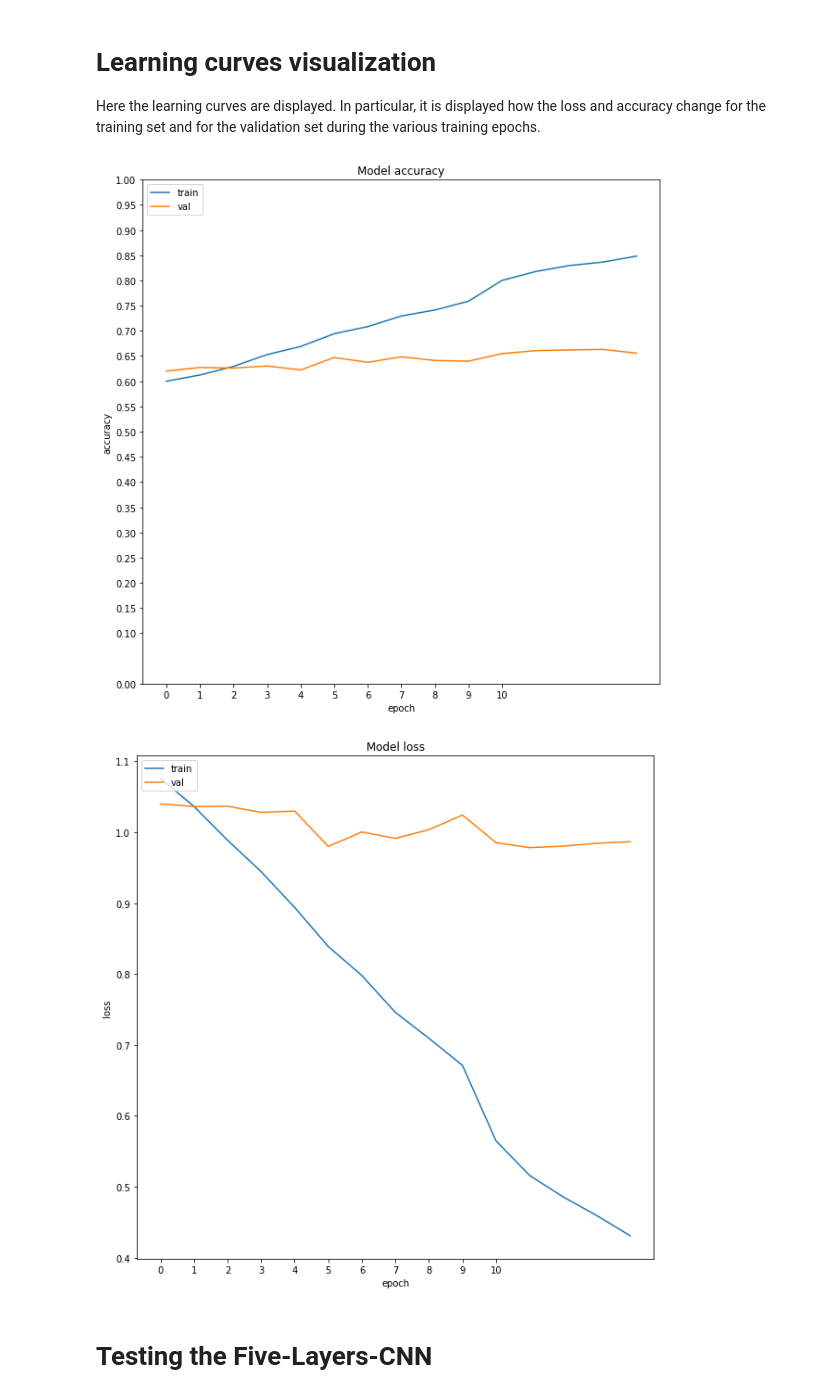
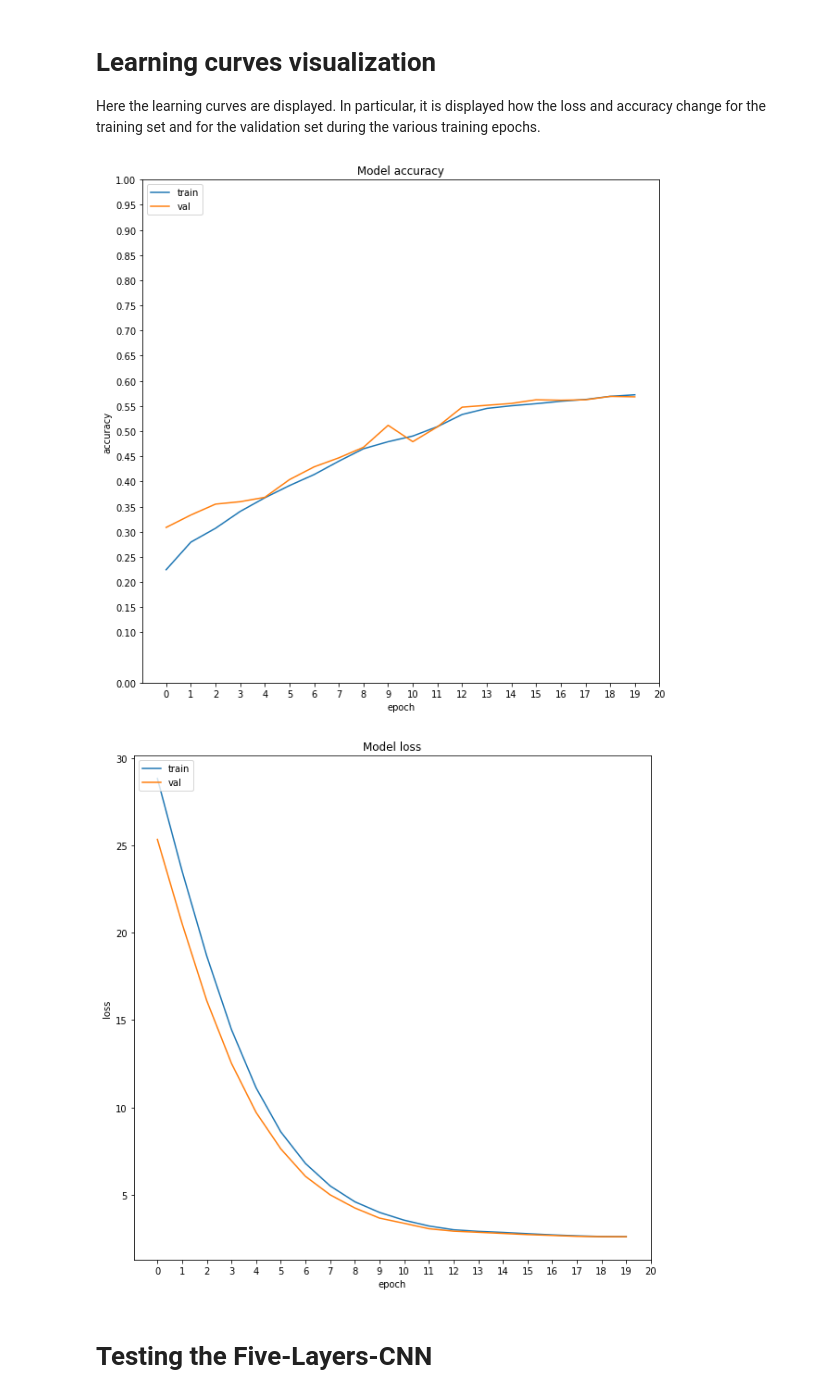
Before and after one commit to matteo-bertini/Facial-Expression-Recognition, a Jupyter notebook: Five_Layers_CNN.ipynb, the cells around one changed output. Saved outputs shown, nothing was run; the diff lists cells and outputs as text; code cells hidden in the pictures.

```diff
--- a/Five_Layers_CNN.ipynb
+++ b/Five_Layers_CNN.ipynb
@@ -233,45 +250,42 @@ model._name = "Five-Layers-CNN"
 
 # Second Layer
 #-------------------------------------------------------------------------------------------------------------------------------#
-model.add(Conv2D(filters = 64,kernel_size = (3, 3),input_shape = (48, 48, 1),padding = 'same',kernel_initializer = 'he_normal',kernel_regularizer=regularizers.L2(1e-4),bias_regularizer=regularizers.L2(1e-4),activity_regularizer=regularizers.L2(1e-5)))
+model.add(Conv2D(filters = 64,kernel_size = (3, 3),input_shape = (48, 48, 1),padding = 'same',kernel_initializer = 'he_normal',kernel_regularizer=regularizers.L2(0.02)))
 model.add(BatchNormalization())
 model.add(ReLU())
 #-------------------------------------------------------------------------------------------------------------------------------#
-model.add(Conv2D(filters = 64,kernel_size = (3, 3),padding = 'same',kernel_initializer = 'he_normal',kernel_regularizer=regularizers.L2(1e-4),bias_regularizer=regularizers.L2(1e-4),activity_regularizer=regularizers.L2(1e-5)))
+model.add(Conv2D(filters = 64,kernel_size = (3, 3),padding = 'same',kernel_initializer = 'he_normal',kernel_regularizer=regularizers.L2(0.02)))
 model.add(BatchNormalization())
 model.add(ReLU())
 #-------------------------------------------------------------------------------------------------------------------------------#
-model.add(Conv2D(filters = 64,kernel_size = (3, 3),padding = 'same',kernel_initializer = 'he_normal',kernel_regularizer=regularizers.L2(1e-4),bias_regularizer=regularizers.L2(1e-4),activity_regularizer=regularizers.L2(1e-5)))
+model.add(Conv2D(filters = 64,kernel_size = (3, 3),padding = 'same',kernel_initializer = 'he_normal',kernel_regularizer=regularizers.L2(0.02)))
 model.add(BatchNormalization())
 model.add(ReLU())
 #-------------------------------------------------------------------------------------------------------------------------------#
 model.add(MaxPooling2D(pool_size = (2, 2),strides = (2,2)))
-model.add(Dropout(0.4))
+model.add(Dropout(0.6))
 #-------------------------------------------------------------------------------------------------------------------------------#
 
 # Third Layer
 #-------------------------------------------------------------------------------------------------------------------------------#
-model.add(Conv2D(filters = 128,kernel_size = (3, 3),padding = 'same',kernel_initializer = 'he_normal',kernel_regularizer=regularizers.L2(1e-4),bias_regularizer=regularizers.L2(1e-4),activity_regularizer=regularizers.L2(1e-5)))
+model.add(Conv2D(filters = 128,kernel_size = (3, 3),padding = 'same',kernel_initializer = 'he_normal',kernel_regularizer=regularizers.L2(0.02)))
 model.add(BatchNormalization())
 model.add(ReLU())
 #-------------------------------------------------------------------------------------------------------------------------------#
-model.add(Conv2D(filters = 128,kernel_size = (3, 3),padding = 'same',kernel_initializer = 'he_normal',kernel_regularizer=regularizers.L2(1e-4),bias_regularizer=regularizers.L2(1e-4),activity_regularizer=regularizers.L2(1e-5)))
+model.add(Conv2D(filters = 128,kernel_size = (3, 3),padding = 'same',kernel_initializer = 'he_normal',kernel_regularizer=regularizers.L2(0.02)))
 model.add(BatchNormalization())
 model.add(ReLU())
 #-------------------------------------------------------------------------------------------------------------------------------#
 model.add(MaxPooling2D(pool_size = (2, 2),strides = (2,2)))
-model.add(Dropout(0.4))
+model.add(Dropout(0.6))
 #-------------------------------------------------------------------------------------------------------------------------------#
 
 # Fourth Layer
-model.add(Conv2D(filters = 512,kernel_size = (3, 3),padding = 'same',kernel_initializer = 'he_normal',kernel_regularizer=regularizers.L2(1e-4),bias_regularizer=regularizers.L2(1e-4),activity_regularizer=regularizers.L2(1e-5)))
+model.add(Flatten(name='flatten'))
+model.add(Dense(512,kernel_initializer='he_normal',kernel_regularizer=regularizers.L2( )))
 model.add(BatchNormalization())
 model.add(ReLU())
-model.add(Flatten(name='flatten'))
-model.add(Dense(512,kernel_initializer='he_normal',kernel_regularizer=regularizers.L2(1e-4),bias_regularizer=regularizers.L2(1e-4),activity_regularizer=regularizers.L2(1e-5)))
-model.add(BatchNormalization())
-model.add(ReLU())
-model.add(Dropout(0.6))
+model.add(Dropout(0.8))
 model.add(Dense(7,activation='softmax'))
 
 
@@ -305,29 +319,24 @@ In this section the model is compiled, in particular are defined:
 *   the evaluation metrics (accuracy)
 # %%
 # defining the loss function,the optimizer and the evaluation metrics
-opt = keras.optimizers.Adam(learning_rate = 1e-4)
+opt = keras.optimizers.Adam(learning_rate = 1.16e-4)
 model.compile(
     loss = 'categorical_crossentropy',
     optimizer = opt,
     metrics = ['accuracy']
 )
 # %%
-lr_scheduler = ReduceLROnPlateau(
-    monitor='val_accuracy',
-    factor=0.1,
-    patience=2,
-    min_lr=0,
-    verbose=1,
-
-)
-
-callbacks = [lr_scheduler]
+lr_scheduler = ReduceLROnPlateau(monitor='val_accuracy',factor=0.1,patience=2,min_lr=0,verbose=1)
+model_checkpoint = ModelCheckpoint(filepath = "/content/drive/MyDrive/mid.h5",monitor = "val_accuracy")
+callbacks = [lr_scheduler,model_checkpoint]
 # %% [markdown]
 # Training the Five-Layers-CNN
 in this section the net is trained on the training set.
 # %%
 print("Training:\n")
-history = model.fit(X_train,y_train,batch_size=64,epochs=15,callbacks=callbacks,validation_data=(X_val, y_val))
+num_epochs = 20
+batch_size = 64
+history = model.fit(X_train,y_train,batch_size=batch_size,epochs=num_epochs,callbacks=callbacks,validation_data=(X_val, y_val))
 # %% [output]
 Training:
 
@@ -367,7 +376,7 @@ plt.title('Model accuracy')
 plt.ylabel('accuracy')
 plt.yticks([0.0,0.10,0.15,0.20,0.25,0.30,0.35,0.40,0.45,0.50,0.55,0.60,0.65,0.70,0.75,0.80,0.85,0.90,0.95,1.0])
 plt.xlabel('epoch')
-plt.xticks([0,1,2,3,4,5,6,7,8,9,10])
+plt.xticks(range(0,num_epochs+1))
 
 # setting the legend for the plot
 plt.legend(['train', 'val'], loc='upper left')
@@ -375,32 +384,32 @@ plt.legend(['train', 'val'], loc='upper left')
 # showing the figure
 plt.show(acc_lc)
 # %% [output]
-[figure, old version]
+[figure, new version]
 # %%
 # visualizing the loss learning curves
 
 # creating the figure
 loss_lc = plt.figure(figsize = (10,10))
 
 # plotting training and validation accuracy
 plt.plot(history.history['loss'])
 plt.plot(history.history['val_loss'])
 
 # setting plot title
 plt.title('Model loss')
 
 # setting x and y ticks and labels for the plot
 plt.ylabel('loss')
 plt.xlabel('epoch')
-plt.xticks([0,1,2,3,4,5,6,7,8,9,10])
+plt.xticks(range(0,num_epochs+1))
 
 # setting the legend for the plot
 plt.legend(['train', 'val'], loc='upper left')
 
 # showing the figure
 plt.show(loss_lc)
 # %% [output]
-[figure, old version]
+[figure, new version]
 # %% [markdown]
 # Testing the Five-Layers-CNN
 # %% [markdown]
```
Also changed, not shown: parts of 7 cells of this notebook.
